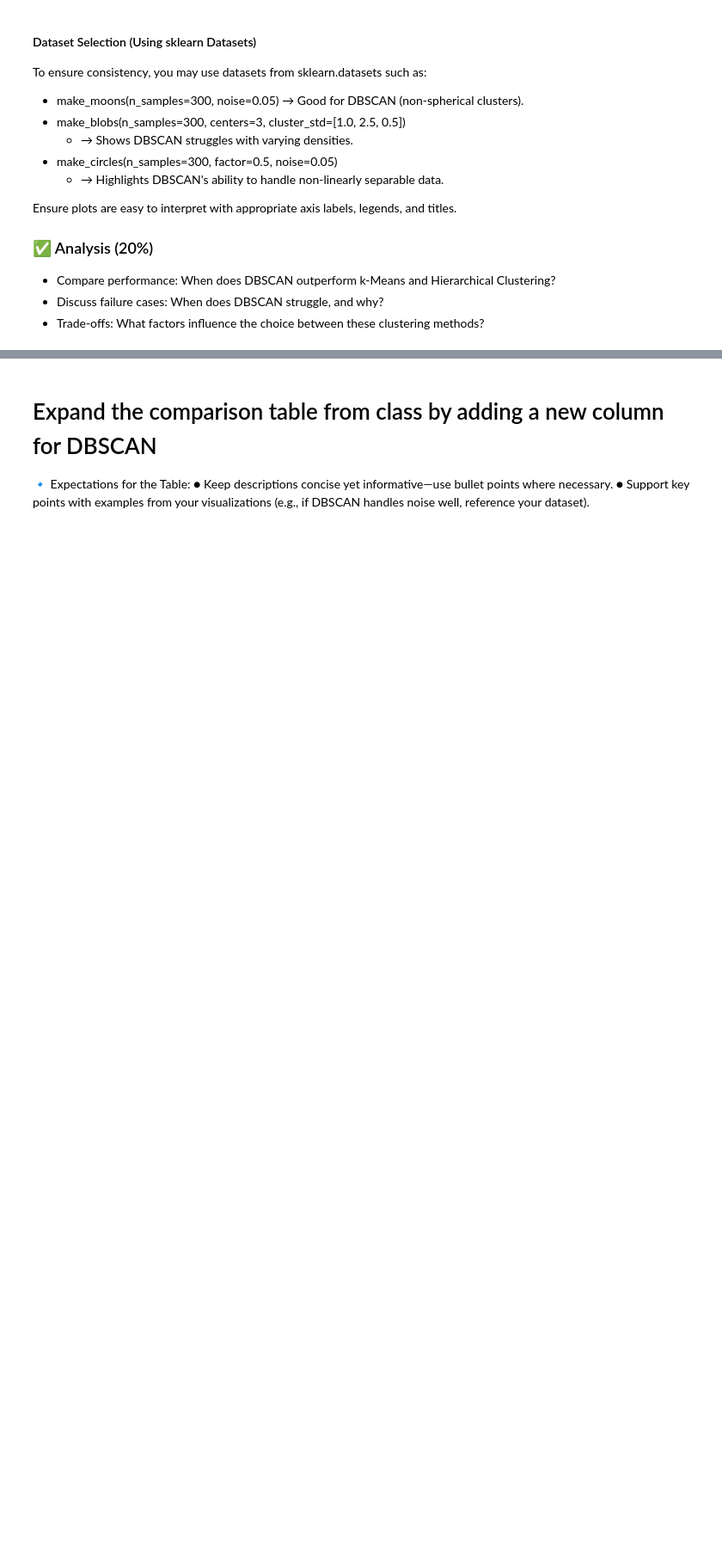
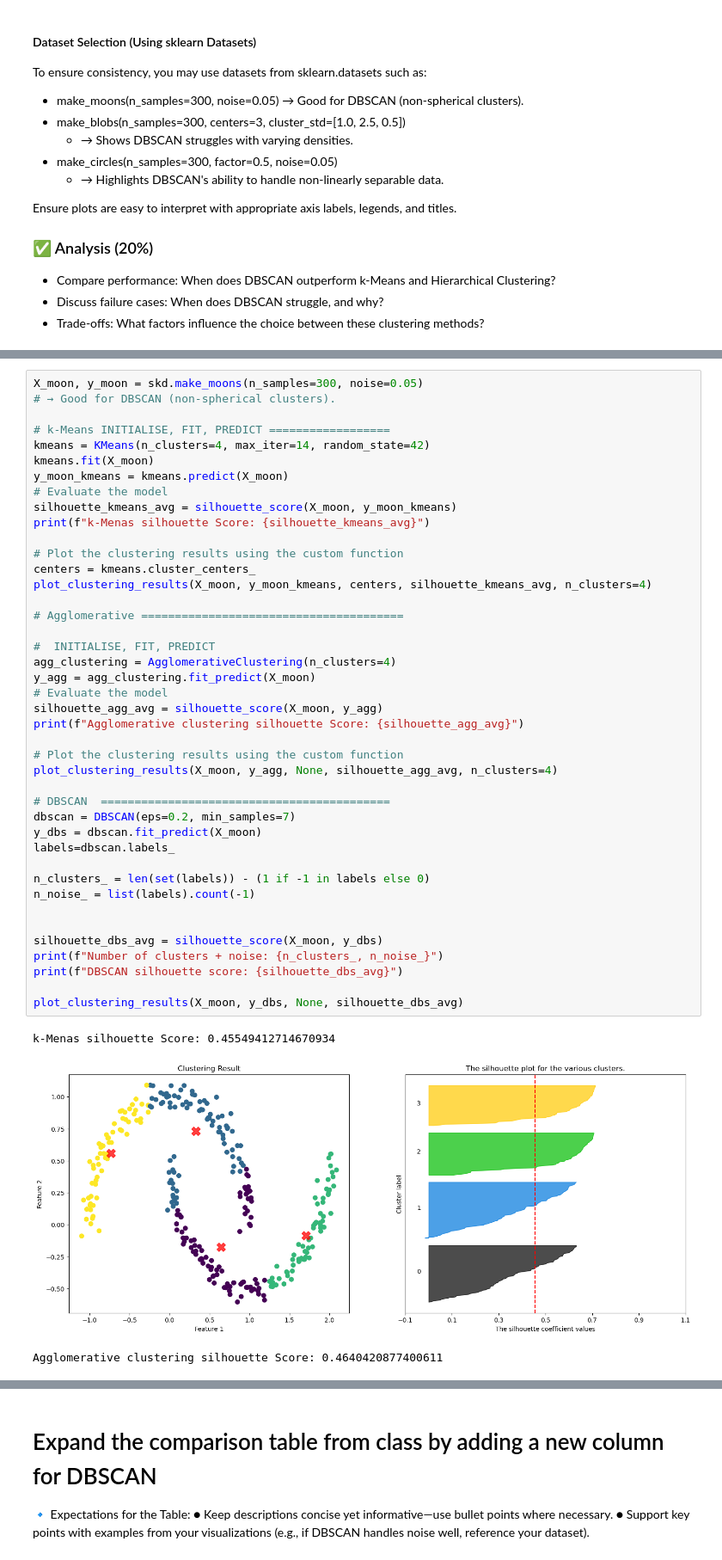
Before and after one commit to txx99/ML-AI, a Jupyter notebook: Assignment3/Scripts/main.ipynb, the cells around one changed output, grey strips where cells are left out. Shown at 86% size. Saved outputs shown, nothing was run; the diff lists cells and outputs as text; blank space fills up the shorter version.

Commit message:
work on code + plots

```diff
--- a/Assignment3/Scripts/main.ipynb
+++ b/Assignment3/Scripts/main.ipynb
@@ -42,0 +118,46 @@ Clustering?
+# %%
+X_moon, y_moon = skd.make_moons(n_samples=300, noise=0.05)
+# → Good for DBSCAN (non-spherical clusters).
+
+# k-Means INITIALISE, FIT, PREDICT ==================
+kmeans = KMeans(n_clusters=4, max_iter=14, random_state=42)
+kmeans.fit(X_moon)
+y_moon_kmeans = kmeans.predict(X_moon)
+# Evaluate the model
+silhouette_kmeans_avg = silhouette_score(X_moon, y_moon_kmeans)
+print(f"k-Menas silhouette Score: {silhouette_kmeans_avg}")
+
+# Plot the clustering results using the custom function
+centers = kmeans.cluster_centers_
+plot_clustering_results(X_moon, y_moon_kmeans, centers, silhouette_kmeans_avg, n_clusters=4)
+
+# Agglomerative =======================================
+
+#  INITIALISE, FIT, PREDICT
+agg_clustering = AgglomerativeClustering(n_clusters=4)
+y_agg = agg_clustering.fit_predict(X_moon)
+# Evaluate the model
+silhouette_agg_avg = silhouette_score(X_moon, y_agg)
+print(f"Agglomerative clustering silhouette Score: {silhouette_agg_avg}")
+
+# Plot the clustering results using the custom function
+plot_clustering_results(X_moon, y_agg, None, silhouette_agg_avg, n_clusters=4)
+
+# DBSCAN  ===========================================
+dbscan = DBSCAN(eps=0.2, min_samples=7)
+y_dbs = dbscan.fit_predict(X_moon)
+labels=dbscan.labels_
+
+n_clusters_ = len(set(labels)) - (1 if -1 in labels else 0)
+n_noise_ = list(labels).count(-1)
+
+
+silhouette_dbs_avg = silhouette_score(X_moon, y_dbs)
+print(f"Number of clusters + noise: {n_clusters_, n_noise_}")
+print(f"DBSCAN silhouette score: {silhouette_dbs_avg}")
+
+plot_clustering_results(X_moon, y_dbs, None, silhouette_dbs_avg)
+# %% [output]
+k-Menas silhouette Score: 0.45549412714670934
+[figure, added]
+Agglomerative clustering silhouette Score: 0.4640420877400611
```
Also changed, not shown: parts of 5 cells of this notebook.
